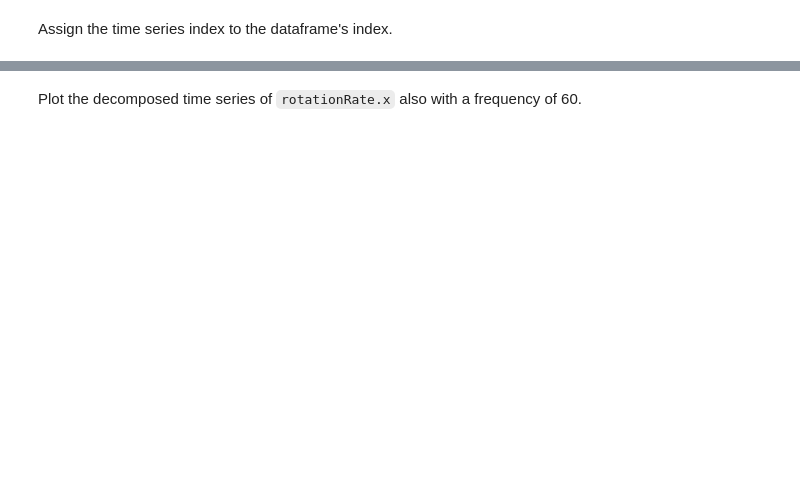
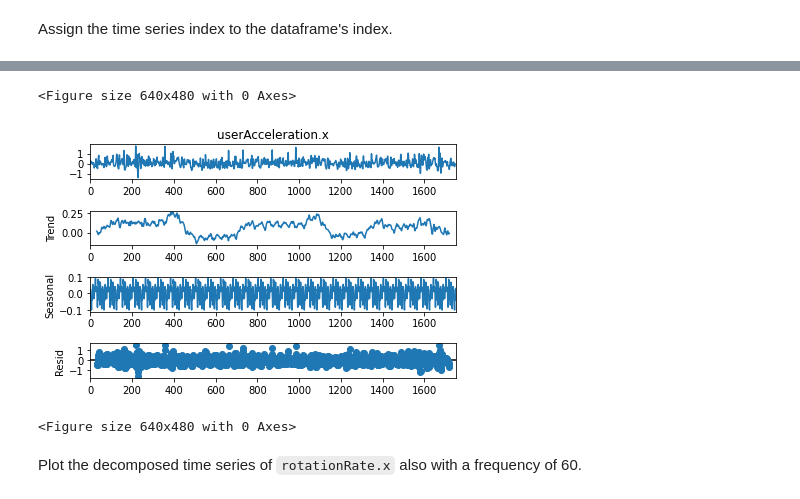
Before and after one commit to Ironhack-Data-Madrid-Febrero-2021/lab-time-series, a Jupyter notebook: your-code/main.ipynb, the cells around one changed output, grey strips where cells are left out. Saved outputs shown, nothing was run; the diff lists cells and outputs as text; code cells hidden in the pictures; blank space fills up the shorter version.

```diff
--- a/your-code/main.ipynb
+++ b/your-code/main.ipynb
@@ -84,0 +82,4 @@ Assign the time series index to the dataframe's index.
+# %%
+sensor['Time'] = pd.date_range(start='1-1-2018 00:00:00', end='1-1-2018 00:29:10', periods=1751, freq=None)
+# %%
+sensor.set_index('Time').head()
@@ -91,2 +103,11 @@ Our next step is to decompose the time series and evaluate the patterns in the d
+# %%
+decompose = seasonal_decompose(sensor['userAcceleration.x'], model="additive", period=60)
+
+decompose.plot()
+figure(figsize=(8, 6), dpi=80)
+# %% [output]
+<Figure size 640x480 with 0 Axes>
+[figure, added]
+<Figure size 640x480 with 0 Axes>
 # %% [markdown]
 Plot the decomposed time series of `rotationRate.x` also with a frequency of 60.
```
Also changed, not shown: parts of 22 cells of this notebook.
